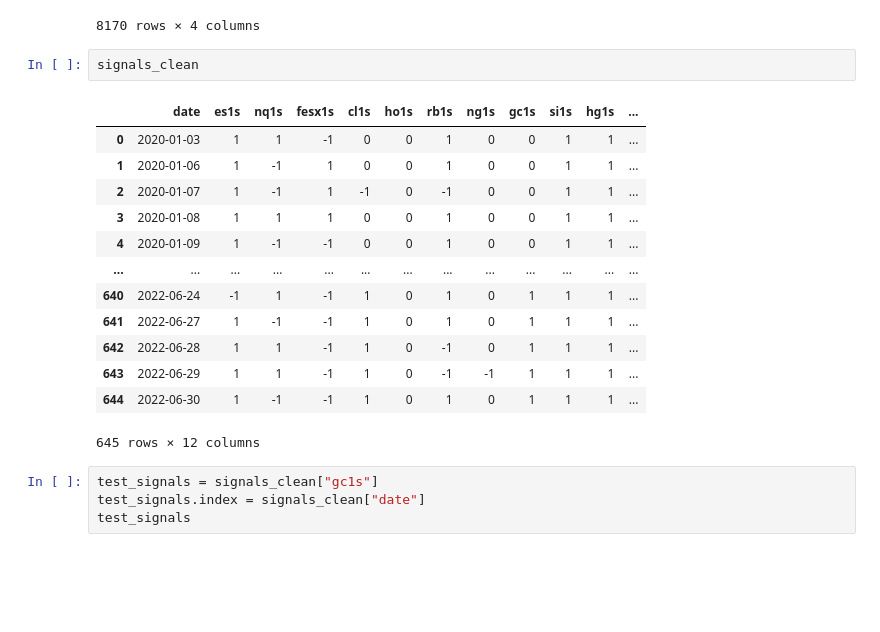
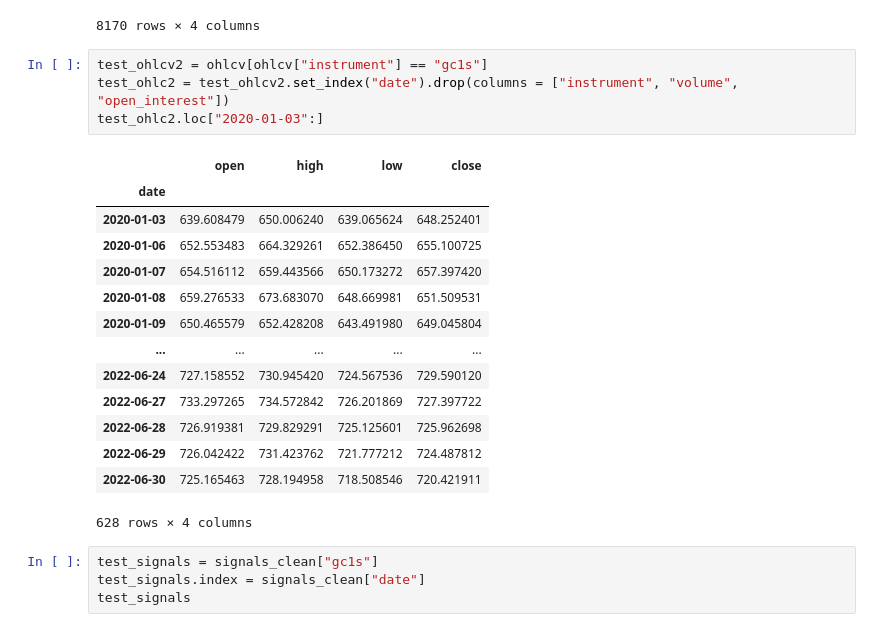
Before and after one commit to Ise-Q/stml, a Jupyter notebook: notebooks/jay/triple-barrier-label.ipynb, the cells around one changed output. Drawn from its saved outputs; the diff is of its cells as text; blank space fills up the shorter version.

```diff
--- a/notebooks/jay/triple-barrier-label.ipynb
+++ b/notebooks/jay/triple-barrier-label.ipynb
@@ -86,22 +86,25 @@ test_ohlc
 | 2022-06-29 | 726.042422 | 731.423762 | 721.777212 | 724.487812 |
 | 2022-06-30 | 725.165463 | 728.194958 | 718.508546 | 720.421911 |
 8170 rows × 4 columns
-# %%
-signals_clean
-# %% [output]
-|  | date | es1s | nq1s | fesx1s | cl1s | ho1s | rb1s | ng1s | gc1s | si1s | hg1s | ... |
-| 0 | 2020-01-03 | 1 | 1 | -1 | 0 | 0 | 1 | 0 | 0 | 1 | 1 | ... |
-| 1 | 2020-01-06 | 1 | -1 | 1 | 0 | 0 | 1 | 0 | 0 | 1 | 1 | ... |
-| 2 | 2020-01-07 | 1 | -1 | 1 | -1 | 0 | -1 | 0 | 0 | 1 | 1 | ... |
-| 3 | 2020-01-08 | 1 | 1 | 1 | 0 | 0 | 1 | 0 | 0 | 1 | 1 | ... |
-| 4 | 2020-01-09 | 1 | -1 | -1 | 0 | 0 | 1 | 0 | 0 | 1 | 1 | ... |
-| ... | ... | ... | ... | ... | ... | ... | ... | ... | ... | ... | ... | ... |
-| 640 | 2022-06-24 | -1 | 1 | -1 | 1 | 0 | 1 | 0 | 1 | 1 | 1 | ... |
-| 641 | 2022-06-27 | 1 | -1 | -1 | 1 | 0 | 1 | 0 | 1 | 1 | 1 | ... |
-| 642 | 2022-06-28 | 1 | 1 | -1 | 1 | 0 | -1 | 0 | 1 | 1 | 1 | ... |
-| 643 | 2022-06-29 | 1 | 1 | -1 | 1 | 0 | -1 | -1 | 1 | 1 | 1 | ... |
-| 644 | 2022-06-30 | 1 | -1 | -1 | 1 | 0 | 1 | 0 | 1 | 1 | 1 | ... |
-645 rows × 12 columns
+# %%
+test_ohlcv2 = ohlcv[ohlcv["instrument"] == "gc1s"]
+test_ohlc2 = test_ohlcv2.set_index("date").drop(columns = ["instrument", "volume", "open_interest"])
+test_ohlc2.loc["2020-01-03":]
+# %% [output]
+|  | open | high | low | close |
+| date |  |  |  |  |
+| 2020-01-03 | 639.608479 | 650.006240 | 639.065624 | 648.252401 |
+| 2020-01-06 | 652.553483 | 664.329261 | 652.386450 | 655.100725 |
+| 2020-01-07 | 654.516112 | 659.443566 | 650.173272 | 657.397420 |
+| 2020-01-08 | 659.276533 | 673.683070 | 648.669981 | 651.509531 |
+| 2020-01-09 | 650.465579 | 652.428208 | 643.491980 | 649.045804 |
+| ... | ... | ... | ... | ... |
+| 2022-06-24 | 727.158552 | 730.945420 | 724.567536 | 729.590120 |
+| 2022-06-27 | 733.297265 | 734.572842 | 726.201869 | 727.397722 |
+| 2022-06-28 | 726.919381 | 729.829291 | 725.125601 | 725.962698 |
+| 2022-06-29 | 726.042422 | 731.423762 | 721.777212 | 724.487812 |
+| 2022-06-30 | 725.165463 | 728.194958 | 718.508546 | 720.421911 |
+628 rows × 4 columns
 # %%
 test_signals = signals_clean["gc1s"]
 test_signals.index = signals_clean["date"]
```
Also changed, not shown: parts of 2 cells of this notebook.
